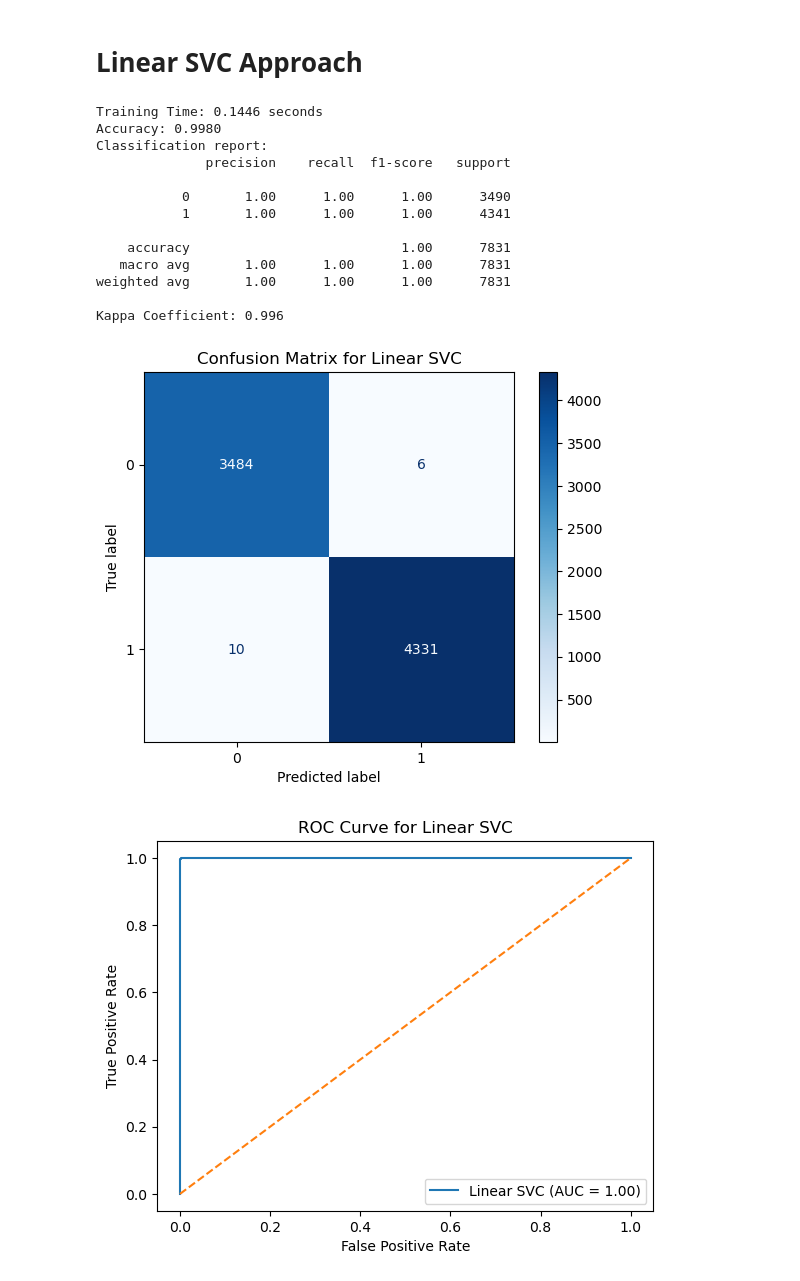
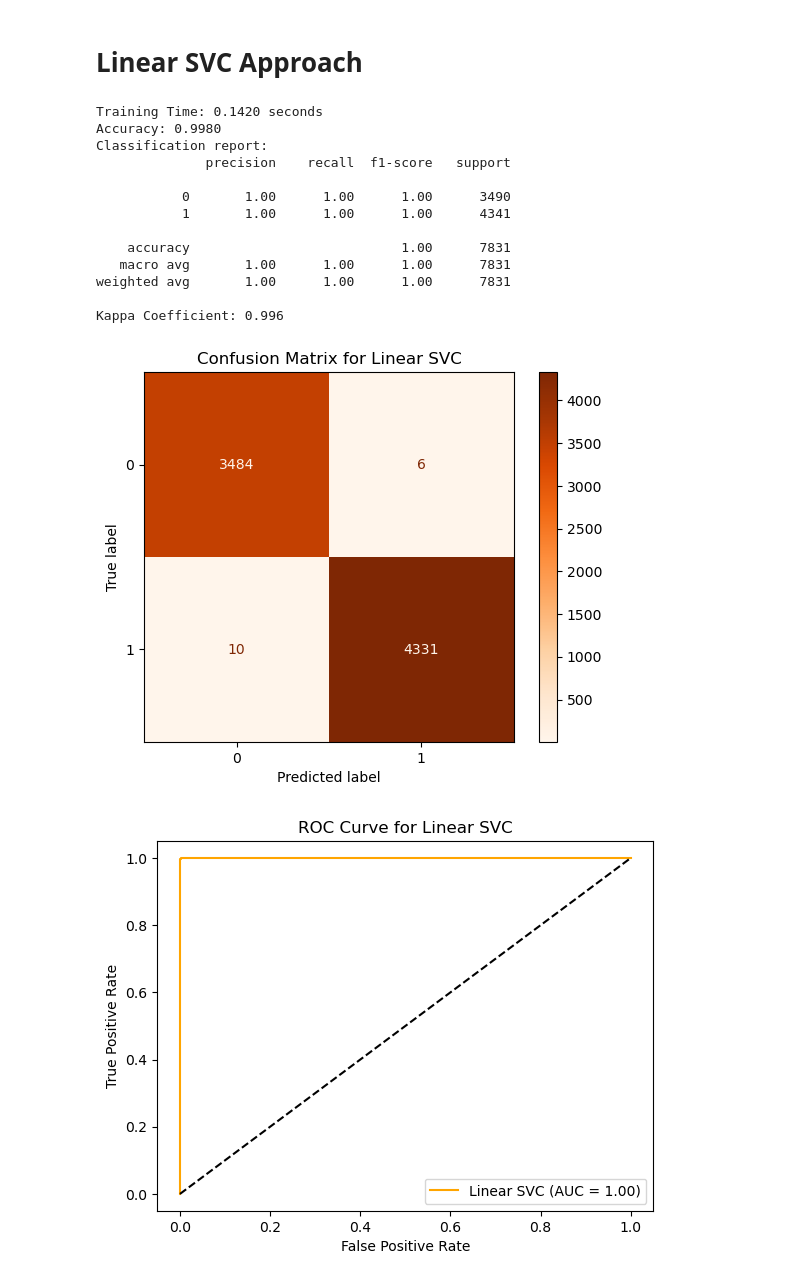
Before and after one commit to devKomori/machine-learning-fraud-analysis, a Jupyter notebook: final_project.ipynb, the cells around one changed output. Drawn from its saved outputs; the diff is of its cells as text; code cells hidden in the pictures.

```diff
--- a/final_project.ipynb
+++ b/final_project.ipynb
@@ -393,36 +394,36 @@ y_decision_svc = svc_model.decision_function(X_test)
 # Display Confusion Matrix for LinearSVC
 labels = sorted(np.unique(y_test))
 cm_svc = confusion_matrix(y_test, y_pred_svc, labels=labels)
-ConfusionMatrixDisplay(cm_svc, display_labels=labels).plot(values_format="d", cmap="Blues")
+ConfusionMatrixDisplay(cm_svc, display_labels=labels).plot(values_format="d", cmap="Oranges")
 plt.title("Confusion Matrix for Linear SVC")
 plt.show()
 
 # Calculate ROC metrics using decision function
 fpr_svc, tpr_svc, _ = roc_curve(y_test, y_decision_svc)
 auc_svc = roc_auc_score(y_test, y_decision_svc)
 
 # Plot ROC Curve
 plt.figure()
-plt.plot(fpr_svc, tpr_svc, label=f"Linear SVC (AUC = {auc_svc:.2f})")
-plt.plot([0, 1], [0, 1], "--") # Diagonal line
+plt.plot(fpr_svc, tpr_svc, label=f"Linear SVC (AUC = {auc_svc:.2f})", color='orange')
+plt.plot([0, 1], [0, 1], "--", color='black') # Diagonal line
 plt.xlabel("False Positive Rate")
 plt.ylabel("True Positive Rate")
 plt.title("ROC Curve for Linear SVC")
 plt.legend(loc="lower right")
 plt.show()
 # %% [output]
-Training Time: 0.1446 seconds
+Training Time: 0.1420 seconds
 Accuracy: 0.9980
 Classification report:
               precision    recall  f1-score   support
 
            0       1.00      1.00      1.00      3490
            1       1.00      1.00      1.00      4341
 
     accuracy                           1.00      7831
    macro avg       1.00      1.00      1.00      7831
 weighted avg       1.00      1.00      1.00      7831
 
 Kappa Coefficient: 0.996
-[figure, old version]
+[figure, new version]
-[figure, old version]
+[figure, new version]
```
Also changed, not shown: parts of 4 cells of this notebook.
